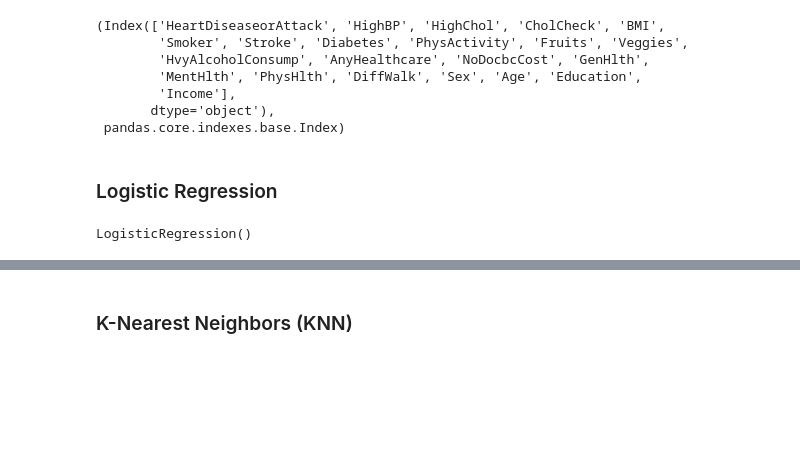
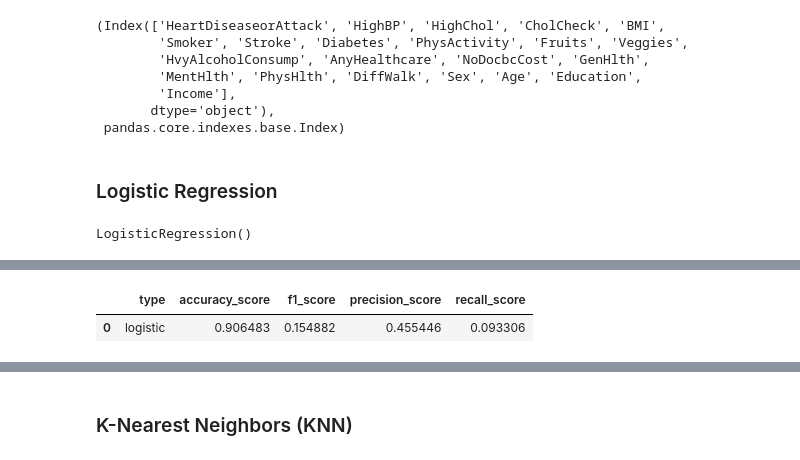
Before and after one commit to omar123-jav/ML-A2, a Jupyter notebook: Assignment2_Husseljo.ipynb, the cells around one changed output, grey strips where cells are left out. Cells and saved outputs as stored; diff of their text form; code cells hidden in the pictures; blank space fills up the shorter version.

```diff
--- a/Assignment2_Husseljo.ipynb
+++ b/Assignment2_Husseljo.ipynb
@@ -647,3 +664,13 @@ accuracy_score(y_test,y_pred)
+# %%
+cols = ["type", "accuracy_score", "f1_score", "precision_score", "recall_score"]
+df_logistic_stats = pd.DataFrame([], columns=cols)
+y_pred_test = log_model.predict(scaled_X_test)
+new_row = create_logistic_statistic(y_test, y_pred_test)
+df_logistic_stats = pd.concat([df_logistic_stats, pd.DataFrame.from_records([new_row])])
+df_logistic_stats
+# %% [output]
+|  | type | accuracy_score | f1_score | precision_score | recall_score |
+| 0 | logistic | 0.906483 | 0.154882 | 0.455446 | 0.093306 |
 # %%
 print(classification_report(y_test,y_pred))
 # %% [output]
```
Also changed, not shown: parts of 20 cells of this notebook.
